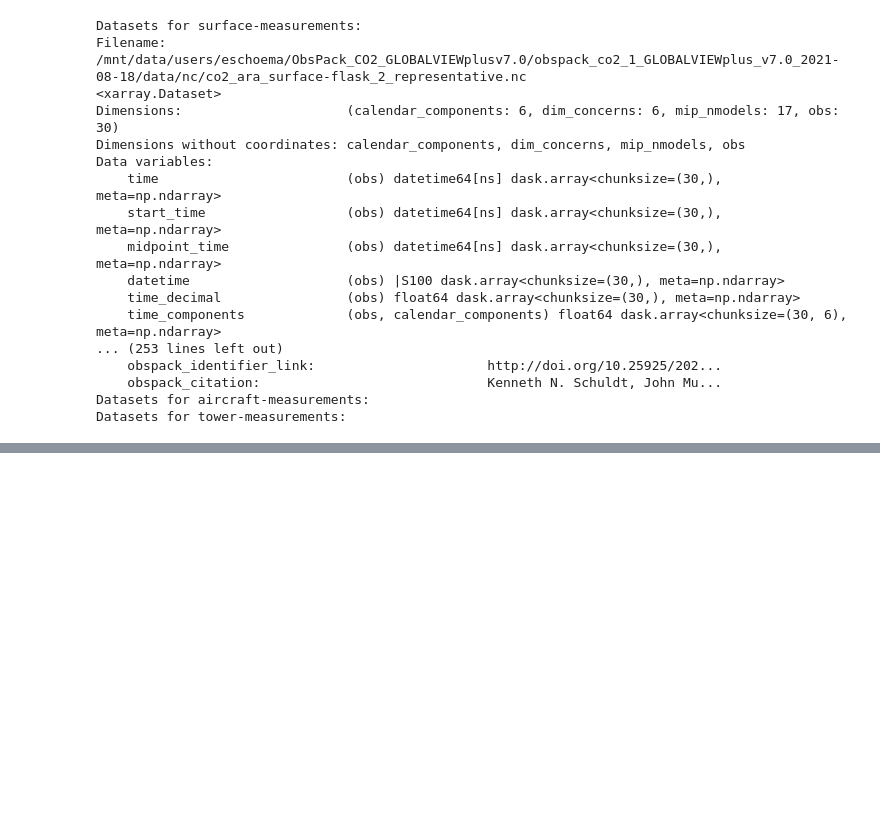
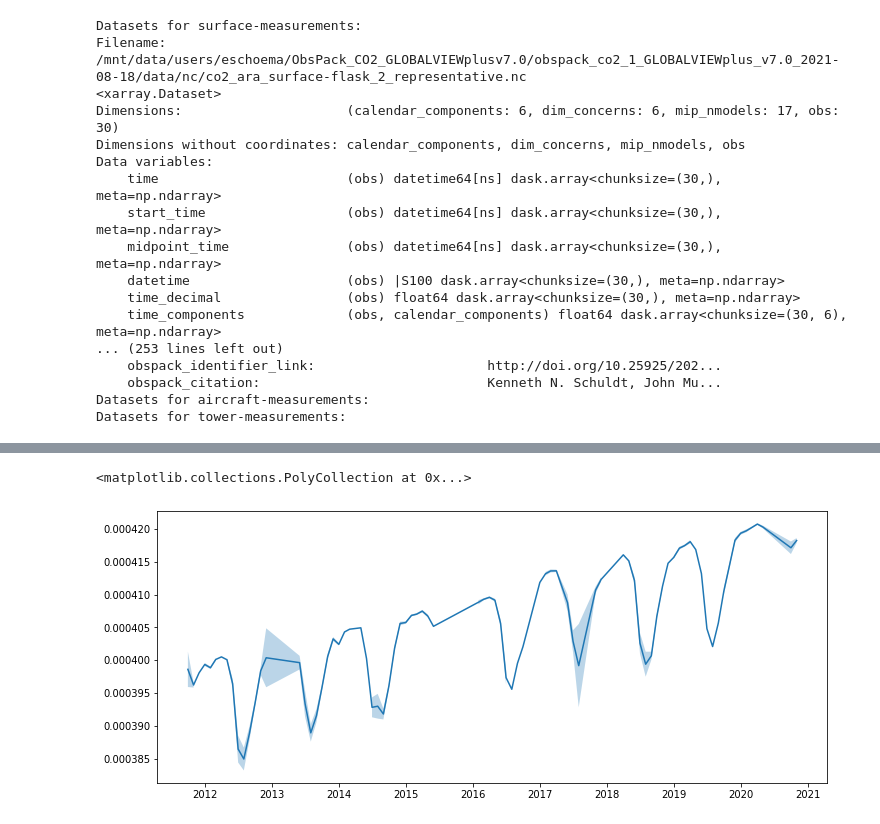
Before and after one commit to christopher-lw/ColumnFLEXPART, a Jupyter notebook: open_data/open_obspack.ipynb, the cells around one changed output, grey strips where cells are left out. Cells and saved outputs as stored; diff of their text form; code cells hidden in the pictures; blank space fills up the shorter version.

```diff
--- a/open_data/open_obspack.ipynb
+++ b/open_data/open_obspack.ipynb
@@ -149,0 +177,12 @@ type
+# %%
+#os.chdir("/mnt/data/users/eschoema/ObsPack_CO2_GLOBALVIEWplusv7.0")
+file = '/mnt/data/users/eschoema/ObsPack_CO2_GLOBALVIEWplusv7.0/obspack_co2_1_GLOBALVIEWplus_v7.0_2021-08-18/data/nc/co2_chl_surface-insitu_6_allvalid.nc'
+
+dataset = xr.open_mfdataset(file, combine='by_coords',concat_dim='None')
+v,e,t = avg_by_time(dataset)
+plt.figure(figsize=(12,5))
+plt.plot(t,v)
+plt.fill_between(t, v-e*100, v+e*100, alpha=0.3)
+# %% [output]
+<matplotlib.collections.PolyCollection at 0x...>
+[figure, added]
```
Also changed, not shown: parts of 5 cells of this notebook, 1 other file.
